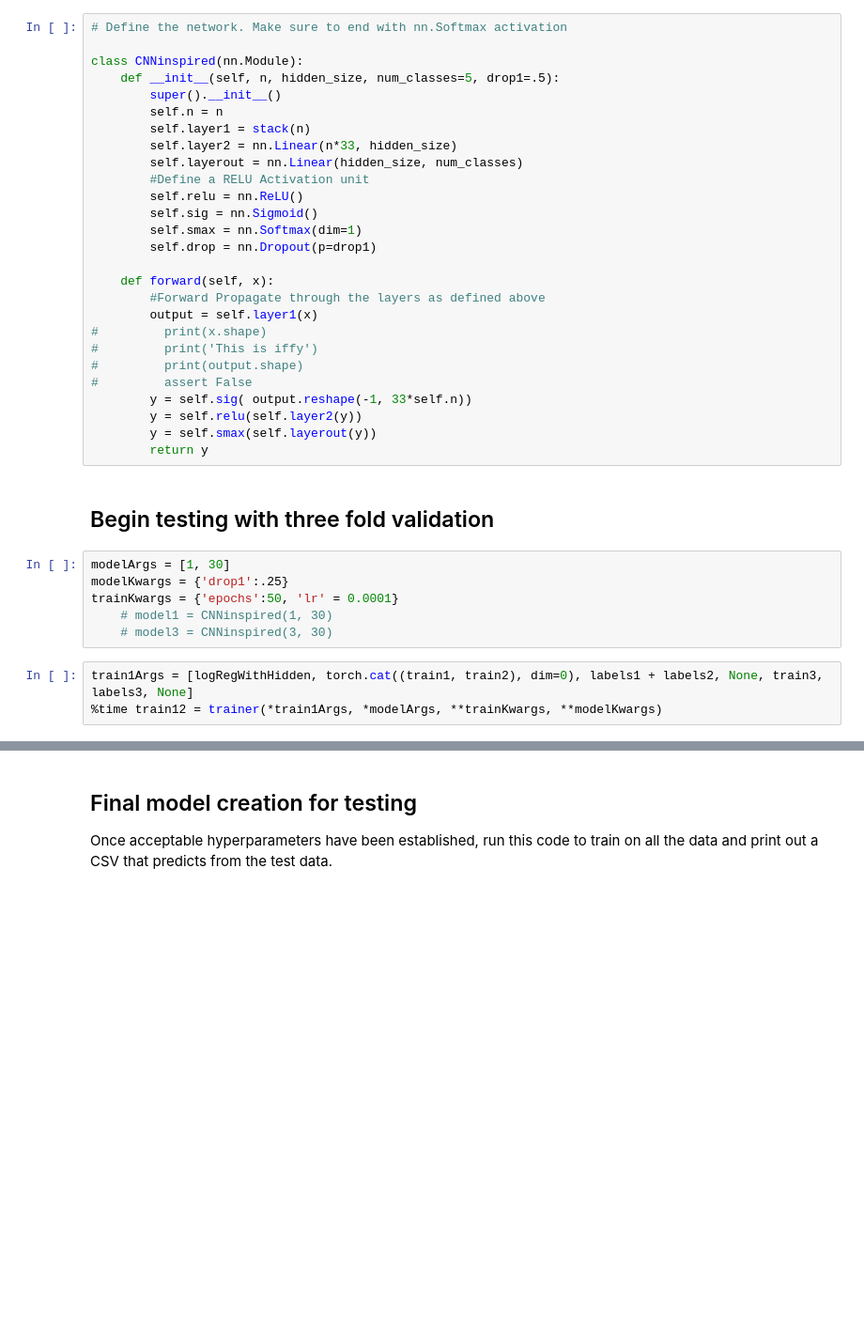
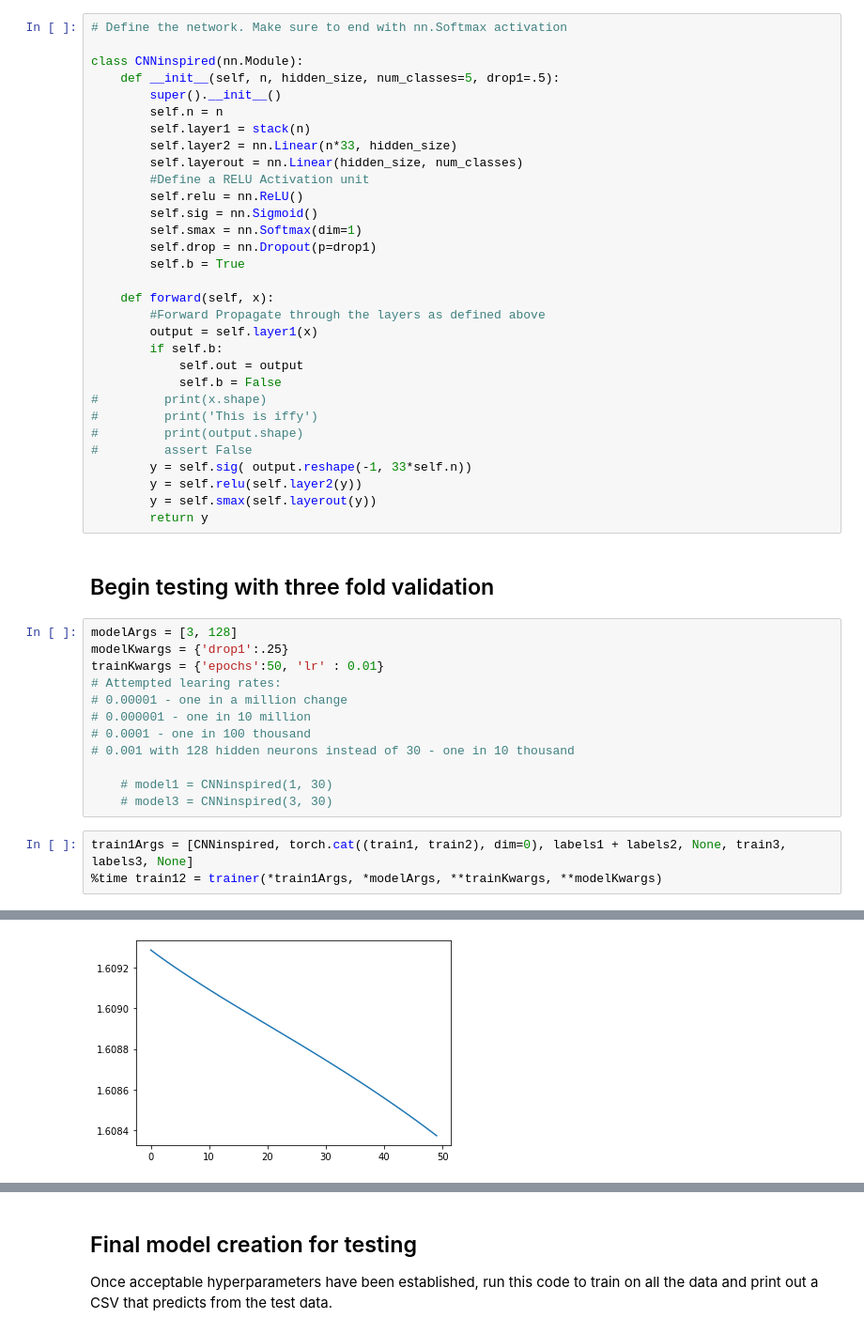
Before and after one commit to RobJohnson459/DeepLearningSolarFlares, a Jupyter notebook: CNN inspired.ipynb, the cells around one changed output, grey strips where cells are left out. Shown at 94% size. Drawn from its saved outputs; the diff is of its cells as text; blank space fills up the shorter version.

```diff
--- a/CNN inspired.ipynb
+++ b/CNN inspired.ipynb
@@ -126,10 +164,14 @@ class CNNinspired(nn.Module):
         self.sig = nn.Sigmoid()
         self.smax = nn.Softmax(dim=1)
         self.drop = nn.Dropout(p=drop1)
+        self.b = True
 
     def forward(self, x):
         #Forward Propagate through the layers as defined above
         output = self.layer1(x)
+        if self.b:
+            self.out = output
+            self.b = False
 #         print(x.shape)
 #         print('This is iffy')
 #         print(output.shape)
@@ -141,11 +183,18 @@ class CNNinspired(nn.Module):
 # %% [markdown]
 ## Begin testing with three fold validation ##
 # %%
-modelArgs = [1, 30]
+modelArgs = [3, 128]
 modelKwargs = {'drop1':.25}
-trainKwargs = {'epochs':50, 'lr' = 0.0001}
+trainKwargs = {'epochs':50, 'lr' : 0.01}
+# Attempted learing rates:
+# 0.00001 - one in a million change
+# 0.000001 - one in 10 million
+# 0.0001 - one in 100 thousand
+# 0.001 with 128 hidden neurons instead of 30 - one in 10 thousand
+
     # model1 = CNNinspired(1, 30)
     # model3 = CNNinspired(3, 30)
 # %%
-train1Args = [logRegWithHidden, torch.cat((train1, train2), dim=0), labels1 + labels2, None, train3, labels3, None]
+train1Args = [CNNinspired, torch.cat((train1, train2), dim=0), labels1 + labels2, None, train3, labels3, None]
 %time train12 = trainer(*train1Args, *modelArgs, **trainKwargs, **modelKwargs)
+# %% [output]
@@ -151,0 +218 @@ train1Args = [logRegWithHidden, torch.cat((train1, train2), dim=0), labels1 + la
+[figure, added]
```
Also changed, not shown: parts of 12 cells of this notebook, 3 other files.
